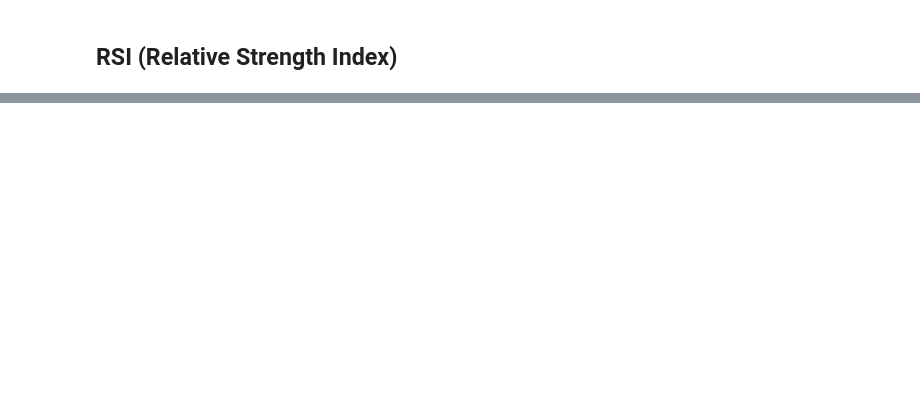
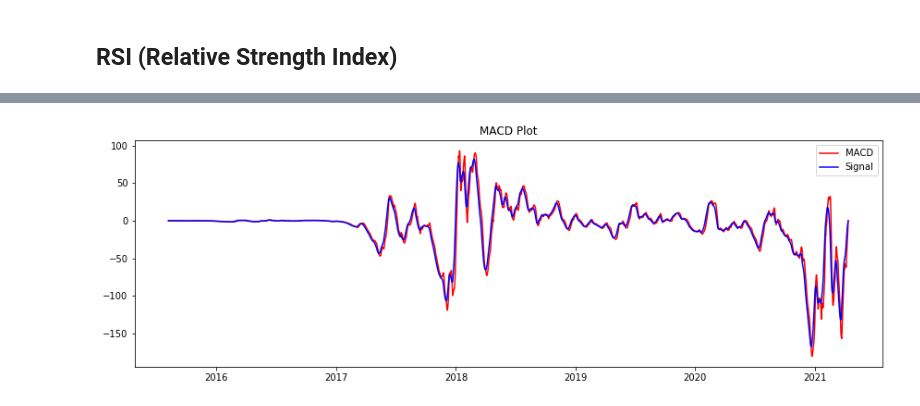
Before and after one commit to MDaniyal2000/algorithmic_trading_using_ai_and_ml_in_python, a Jupyter notebook: AI Project.ipynb, the cells around one changed output, grey strips where cells are left out. Drawn from its saved outputs; the diff is of its cells as text; code cells hidden in the pictures; blank space fills up the shorter version.

```diff
--- a/AI Project.ipynb
+++ b/AI Project.ipynb
@@ -114,0 +109,22 @@ plt.show()
+# %%
+#Calculate short term exponential moving average / ema
+short_ema = df['Close'].ewm(span=12, adjust=False).mean()
+
+#Calculate short term exponential moving average / ema
+long_ema = df['Close'].ewm(span=26, adjust=False).mean()
+
+#MACD line
+macd = short_ema - long_ema
+
+#Signal line
+signal = macd.ewm(span=9, adjust=False).mean()
+# %%
+#Visualize MACD
+plt.figure(figsize=(14.5, 4.5))
+plt.title('MACD Plot')
+plt.plot(df.index, macd, label='MACD', color='red')
+plt.plot(df.index, signal, label='Signal', color='blue')
+plt.legend()
+plt.show()
+# %% [output]
+[figure, added]
```
Also changed, not shown: parts of 17 cells of this notebook.
